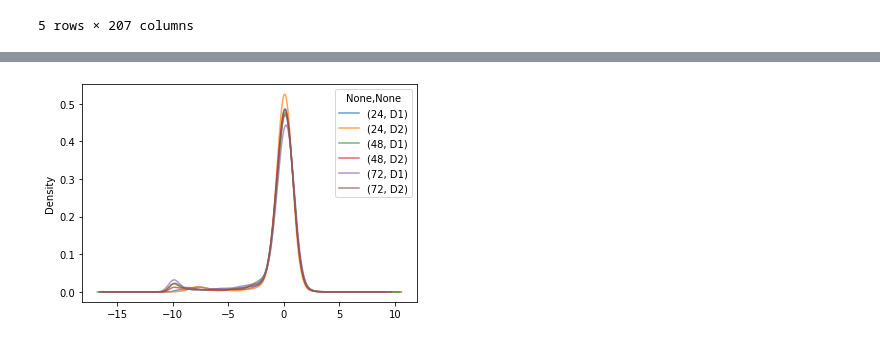
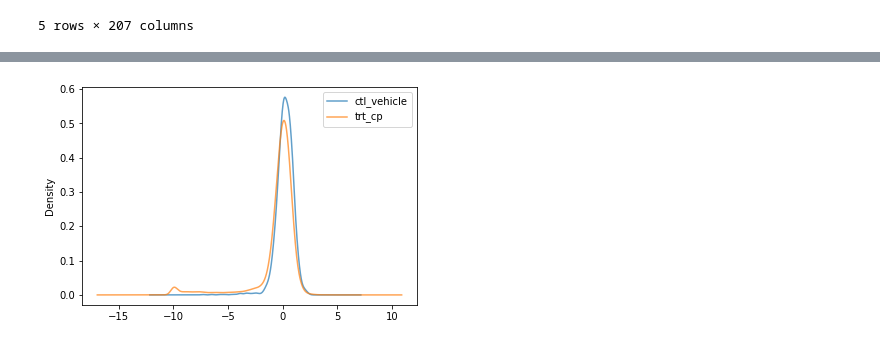
Before and after one commit to Benoitane/challenge_moa, a Jupyter notebook: code_discovering_data.ipynb, the cells around one changed output, grey strips where cells are left out. Drawn from its saved outputs; the diff is of its cells as text; code cells hidden in the pictures.

```diff
--- a/code_discovering_data.ipynb
+++ b/code_discovering_data.ipynb
@@ -67,4 +70,4 @@ plot_bar(df_train_features,'cp_dose')
 # %%
-var_density(df_train_features,'c-1',["cp_time","cp_dose"])
+var_density(df_train_features,'c-1','cp_type')
 # %% [output]
-[figure, old version]
+[figure, new version]
```
Also changed, not shown: parts of 19 cells of this notebook, 1 other file.
